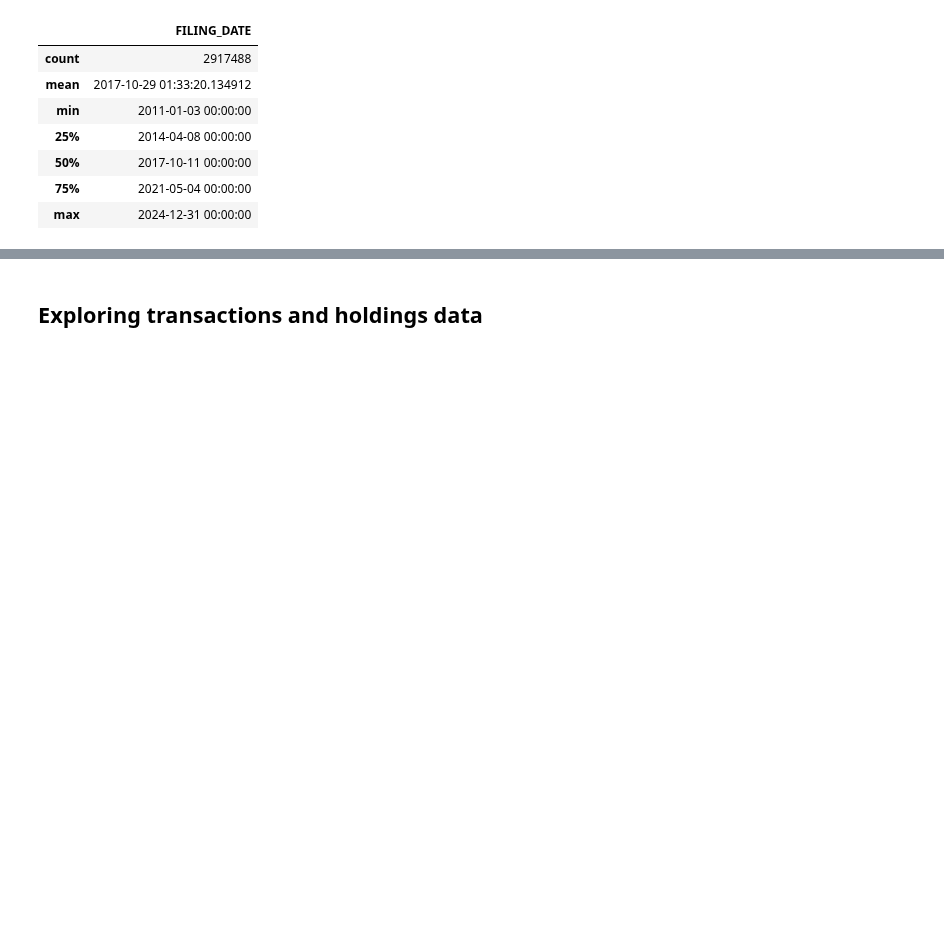
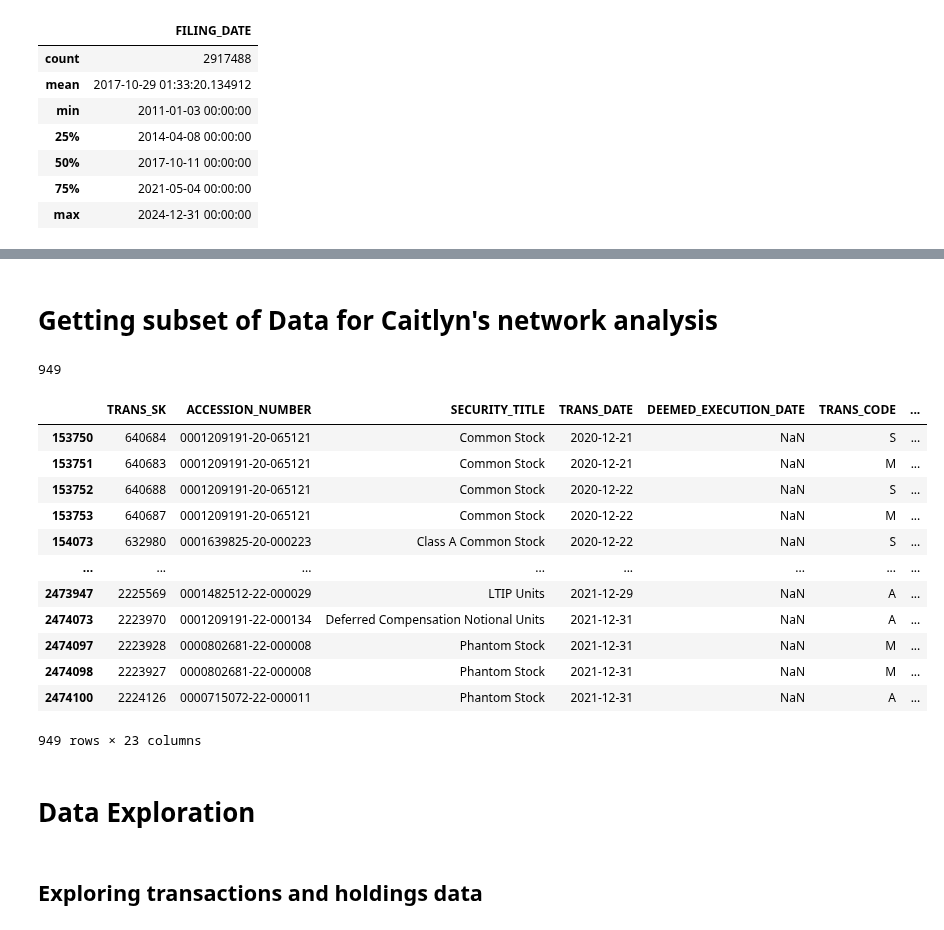
Before and after one commit to Blimperoo/DSA4263-Final-Insider-Trading, a Jupyter notebook: src/data/SEC_and_Litigations_EDA.ipynb, the cells around one changed output, grey strips where cells are left out. Drawn from its saved outputs; the diff is of its cells as text; code cells hidden in the pictures; blank space fills up the shorter version.

```diff
--- a/src/data/SEC_and_Litigations_EDA.ipynb
+++ b/src/data/SEC_and_Litigations_EDA.ipynb
@@ -110,0 +195,5 @@ deriv_trans_data[['TRANS_DATE']].describe() # 1993 - 2047
+# %%
+# Inner join all_transaction_direct_2 with stock_price_data to get transaction data with avail stock price data
+all_transaction_direct_filterd = all_transaction_direct_2.merge(stock_price_data[['symbol']], left_on='ISSUERTRADINGSYMBOL', right_on='symbol', how='inner')
+all_transaction_direct_filterd.drop(columns=['symbol'], inplace=True)
+all_transaction_direct_filterd.shape
@@ -110,0 +205,18 @@ deriv_trans_data[['TRANS_DATE']].describe() # 1993 - 2047
+# %%
+# Get overalpping 1-1-1 matching of accession numbers across the three datasets
+
+## Get unique pk from all_transaction_direct_filterd
+accession_num_unique = all_transaction_direct_filterd[['ACCESSION_NUMBER']].drop_duplicates()
+print(accession_num_unique.shape)
+
+## get unique pk from reporting_owner_data
+matching_reporting_owner = reporting_owner_data[reporting_owner_data['ACCESSION_NUMBER'].isin(accession_num_unique['ACCESSION_NUMBER'])]
+matching_rpt_pk = matching_reporting_owner[matching_reporting_owner['ACCESSION_NUMBER'].map(matching_reporting_owner['ACCESSION_NUMBER'].value_counts()) == 1][['ACCESSION_NUMBER']]
+print(matching_rpt_pk.shape)
+
+## get final matching subset of pk from matching_reporting_owner
+#matching_reporting_owner_names = names_data[names_data['ACCESSION_NUMBER'].isin(matching_rpt_pk['ACCESSION_NUMBER'])]
+#matching_rpt_names_pk = matching_reporting_owner_names[matching_reporting_owner_names['ACCESSION_NUMBER'].map(matching_reporting_owner_names['ACCESSION_NUMBER'].value_counts()) == 1][['ACCESSION_NUMBER']]
+#print(matching_rpt_names_pk.shape)
+
+print("Final number of unique ACCESSION_NUMBERS with 1-1 matching names,", matching_rpt_pk.shape[0])
@@ -110,0 +227,11 @@ deriv_trans_data[['TRANS_DATE']].describe() # 1993 - 2047
+# %%
+# Merge 1-1 matching data
+
+## filter all_transaction_direct_filterd to get only ACCESSION_NUMBRE in matching_rpt_names_pk
+all_transaction_direct_final = all_transaction_direct_filterd[all_transaction_direct_filterd['ACCESSION_NUMBER'].isin(matching_rpt_pk['ACCESSION_NUMBER'])]
+
+## merge with reporting_owener_data
+all_transaction_direct_final = all_transaction_direct_final.merge(reporting_owner_data[['ACCESSION_NUMBER'] + REPORTING_OWNER_COLS], on='ACCESSION_NUMBER', how='left')
+
+print(all_transaction_direct_final.shape)
+all_transaction_direct_final.head()
@@ -110,0 +248,3 @@ deriv_trans_data[['TRANS_DATE']].describe() # 1993 - 2047
+# %%
+pd.set_option('display.max_columns', None)
+all_transaction_direct_final[['trans_amt']].describe()
@@ -110,0 +282,2 @@ deriv_trans_data[['TRANS_DATE']].describe() # 1993 - 2047
+# %% [markdown]
+# Getting subset of Data for Caitlyn's network analysis
@@ -110,0 +288,20 @@ deriv_trans_data[['TRANS_DATE']].describe() # 1993 - 2047
+# %%
+all_transaction_direct_final['RPTOWNERNAME'].isna().sum()
+# %% [output]
+949
+# %%
+all_transaction_direct_final[all_transaction_direct_final['RPTOWNERNAME'].isna()]
+# %% [output]
+|  | TRANS_SK | ACCESSION_NUMBER | SECURITY_TITLE | TRANS_DATE | DEEMED_EXECUTION_DATE | TRANS_CODE | ... |
+| 153750 | 640684 | 0001209191-20-065121 | Common Stock | 2020-12-21 | NaN | S | ... |
+| 153751 | 640683 | 0001209191-20-065121 | Common Stock | 2020-12-21 | NaN | M | ... |
+| 153752 | 640688 | 0001209191-20-065121 | Common Stock | 2020-12-22 | NaN | S | ... |
+| 153753 | 640687 | 0001209191-20-065121 | Common Stock | 2020-12-22 | NaN | M | ... |
+| 154073 | 632980 | 0001639825-20-000223 | Class A Common Stock | 2020-12-22 | NaN | S | ... |
+| ... | ... | ... | ... | ... | ... | ... | ... |
+| 2473947 | 2225569 | 0001482512-22-000029 | LTIP Units | 2021-12-29 | NaN | A | ... |
+| 2474073 | 2223970 | 0001209191-22-000134 | Deferred Compensation Notional Units | 2021-12-31 | NaN | A | ... |
+| 2474097 | 2223928 | 0000802681-22-000008 | Phantom Stock | 2021-12-31 | NaN | M | ... |
+| 2474098 | 2223927 | 0000802681-22-000008 | Phantom Stock | 2021-12-31 | NaN | M | ... |
+| 2474100 | 2224126 | 0000715072-22-000011 | Phantom Stock | 2021-12-31 | NaN | A | ... |
+949 rows × 23 columns
@@ -111,3 +311,5 @@ deriv_trans_data[['TRANS_DATE']].describe() # 1993 - 2047
+# %% [markdown]
+# Data Exploration
 # %% [markdown]
 ## Exploring transactions and holdings data
 # %%
```
Also changed, not shown: parts of 44 cells of this notebook.
